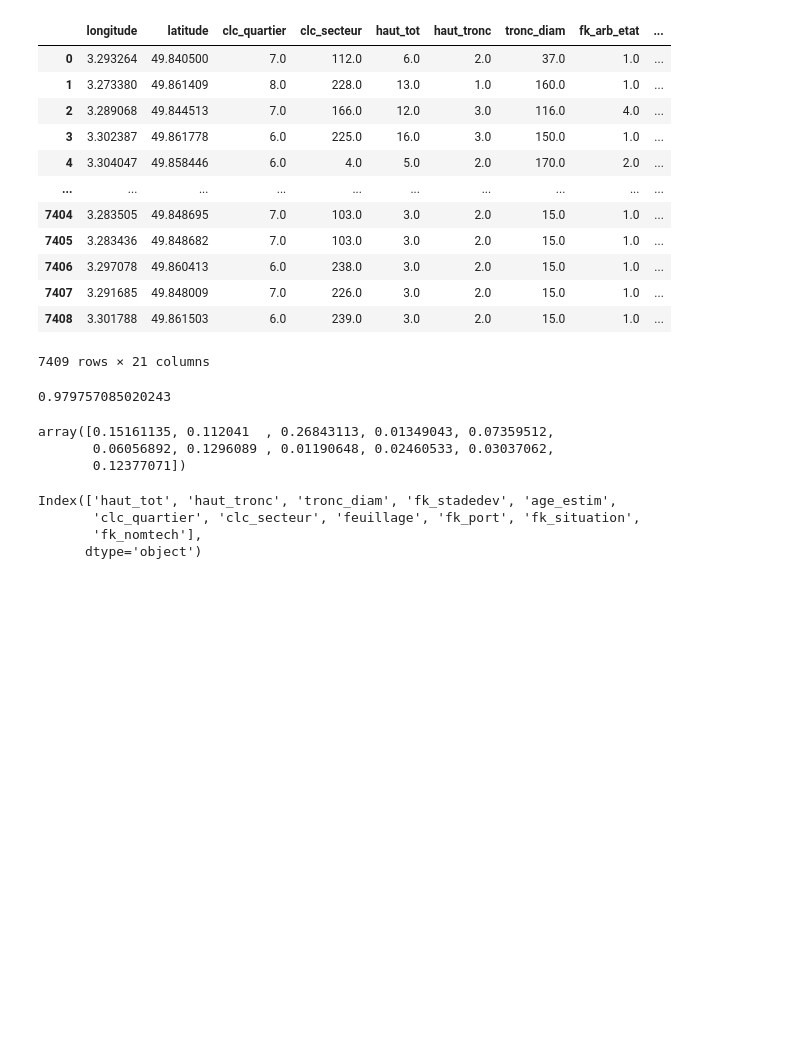
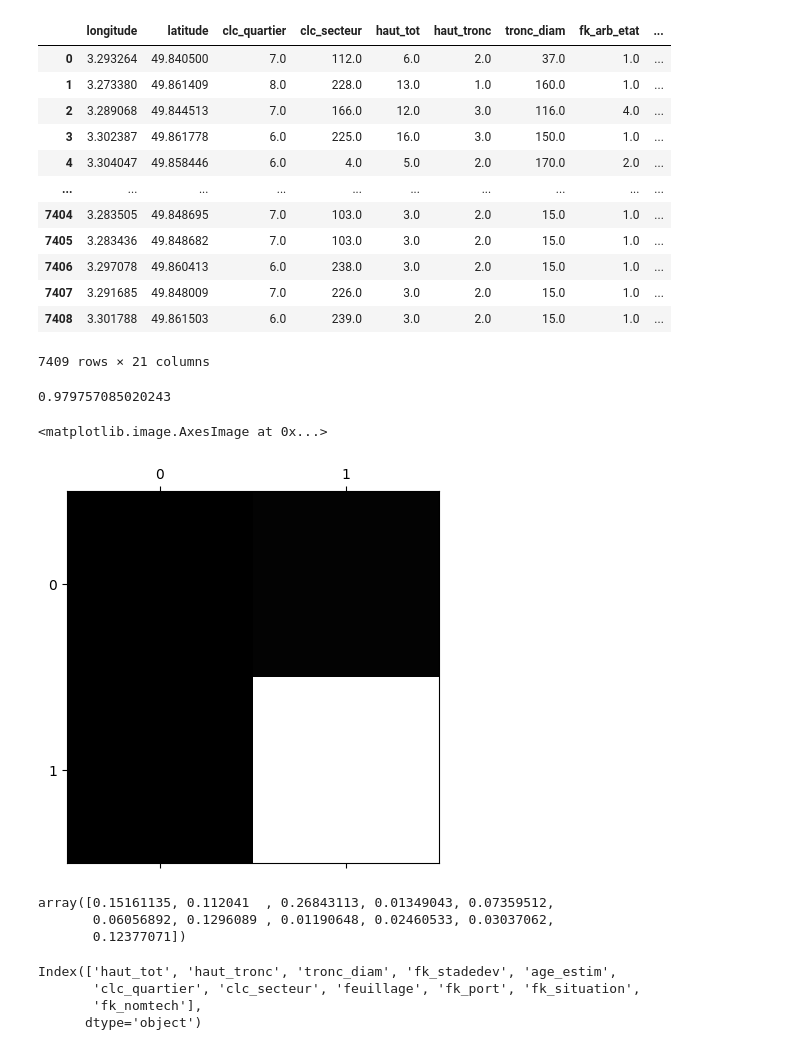
Before and after one commit to Tyxo50/projet_IA_A3, a Jupyter notebook: Besoin_Client_3/client_3.ipynb, the cells around one changed output. Saved outputs shown, nothing was run; the diff lists cells and outputs as text; code cells hidden in the pictures; blank space fills up the shorter version.

```diff
--- a/Besoin_Client_3/client_3.ipynb
+++ b/Besoin_Client_3/client_3.ipynb
@@ -411,6 +466,13 @@ accuracy_before = rf.score(X_test, y_test)
 accuracy_before
 # %% [output]
 0.979757085020243
+# %%
+cm = confusion_matrix(y_test, rf.predict(X_test))
+# %%
+plt.matshow(cm, cmap=mpl.cm.gray)
+# %% [output]
+<matplotlib.image.AxesImage at 0x...>
+[figure, added]
 # %%
 # Extract feature importances
 importances = rf.feature_importances_
```
Also changed, not shown: parts of 19 cells of this notebook, 11 other files.
